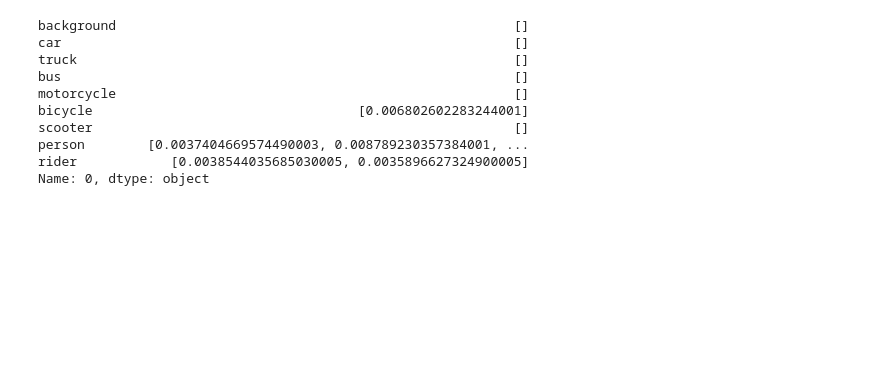
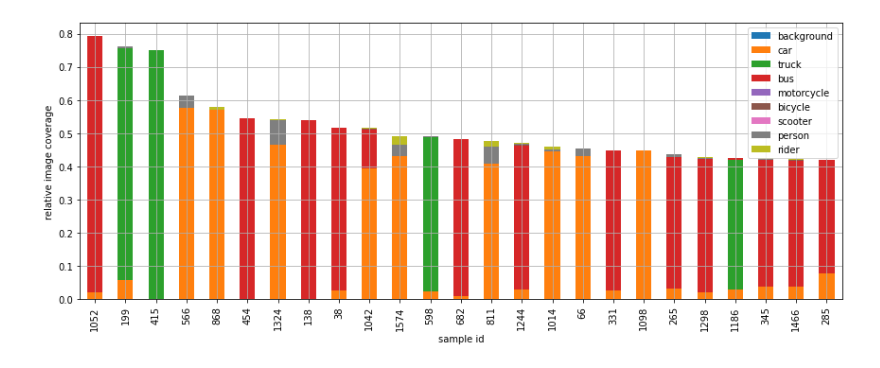
Before and after one commit to emilnebb/computer_vision-project, a Jupyter notebook: dataset_exploration/dataset_exploration.ipynb, the cells around one changed output. Saved outputs shown, nothing was run; the diff lists cells and outputs as text; code cells hidden in the pictures; blank space fills up the shorter version.

Commit message:
Plot class distribution

```diff
--- a/dataset_exploration/dataset_exploration.ipynb
+++ b/dataset_exploration/dataset_exploration.ipynb
@@ -4,19 +4,16 @@ import pandas as pd
 import json
 import matplotlib.pyplot as plt
 # %%
-df = pd.read_json('dataset_stats.json')
-df.loc[0]
+df = pd.read_json('bb_sizes.json')
+df = df.sort_values('sum', ascending=False).drop(['sum'], axis=1)
+ax = df[:25].plot(figsize=(12,5), kind='bar', stacked=True, grid=True)
+ax.set_xlabel("sample id")
+ax.set_ylabel("relative image coverage")
+ax.legend(loc="upper right", ncol=1)
+plt.tight_layout()
+plt.savefig("top_25_bb_sizes.pdf")
 # %% [output]
-background                                                   []
-car                                                          []
-truck                                                        []
-bus                                                          []
-motorcycle                                                   []
-bicycle                                  [0.006802602283244001]
-scooter                                                      []
-person        [0.0037404669574490003, 0.008789230357384001, ...
-rider            [0.0038544035685030005, 0.0035896627324900005]
-Name: 0, dtype: object
+[figure, added]
 # %%
 import matplotlib.pyplot as plt
 from matplotlib.ticker import MultipleLocator
```
Also changed, not shown: parts of 4 cells of this notebook, 2 other files.
